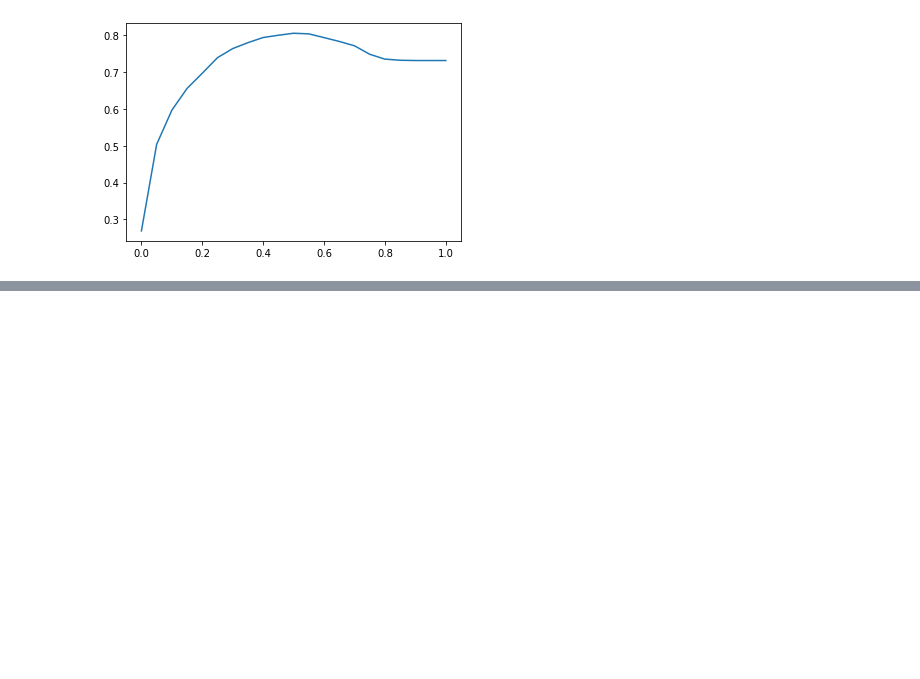
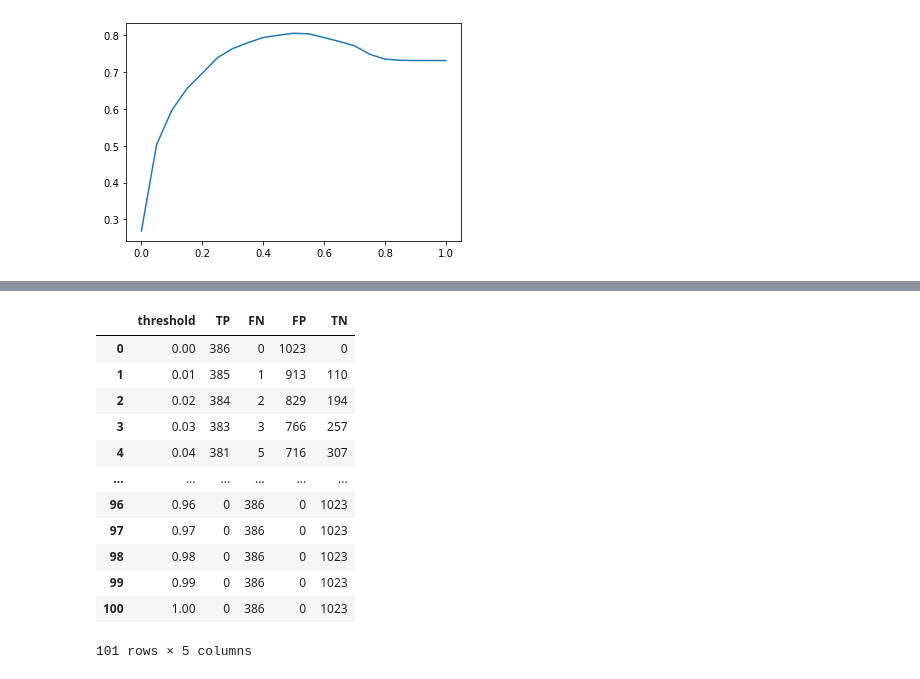
Before and after one commit to thaingoc273/Machine_learning_zoomcamp, a Jupyter notebook: Week_4/my_work_week_4.ipynb, the cells around one changed output, grey strips where cells are left out. Saved outputs shown, nothing was run; the diff lists cells and outputs as text; code cells hidden in the pictures; blank space fills up the shorter version.

```diff
--- a/Week_4/my_work_week_4.ipynb
+++ b/Week_4/my_work_week_4.ipynb
@@ -324,0 +346,3 @@ plt.plot(thresholds, acc)
+# %%
+FN = ((~y_train_pred) & y_train).sum()
+FN
@@ -324,0 +449,19 @@ plt.plot(thresholds, acc)
+# %%
+# Create Dataframe from list of lists
+columns = ["threshold", "TP", "FN", "FP", "TN"]
+df_score_val = pd.DataFrame(accuracy_score_val, columns=columns)
+df_score_val
+# %% [output]
+|  | threshold | TP | FN | FP | TN |
+| 0 | 0.00 | 386 | 0 | 1023 | 0 |
+| 1 | 0.01 | 385 | 1 | 913 | 110 |
+| 2 | 0.02 | 384 | 2 | 829 | 194 |
+| 3 | 0.03 | 383 | 3 | 766 | 257 |
+| 4 | 0.04 | 381 | 5 | 716 | 307 |
+| ... | ... | ... | ... | ... | ... |
+| 96 | 0.96 | 0 | 386 | 0 | 1023 |
+| 97 | 0.97 | 0 | 386 | 0 | 1023 |
+| 98 | 0.98 | 0 | 386 | 0 | 1023 |
+| 99 | 0.99 | 0 | 386 | 0 | 1023 |
+| 100 | 1.00 | 0 | 386 | 0 | 1023 |
+101 rows × 5 columns
```
Also changed, not shown: parts of 37 cells of this notebook.
